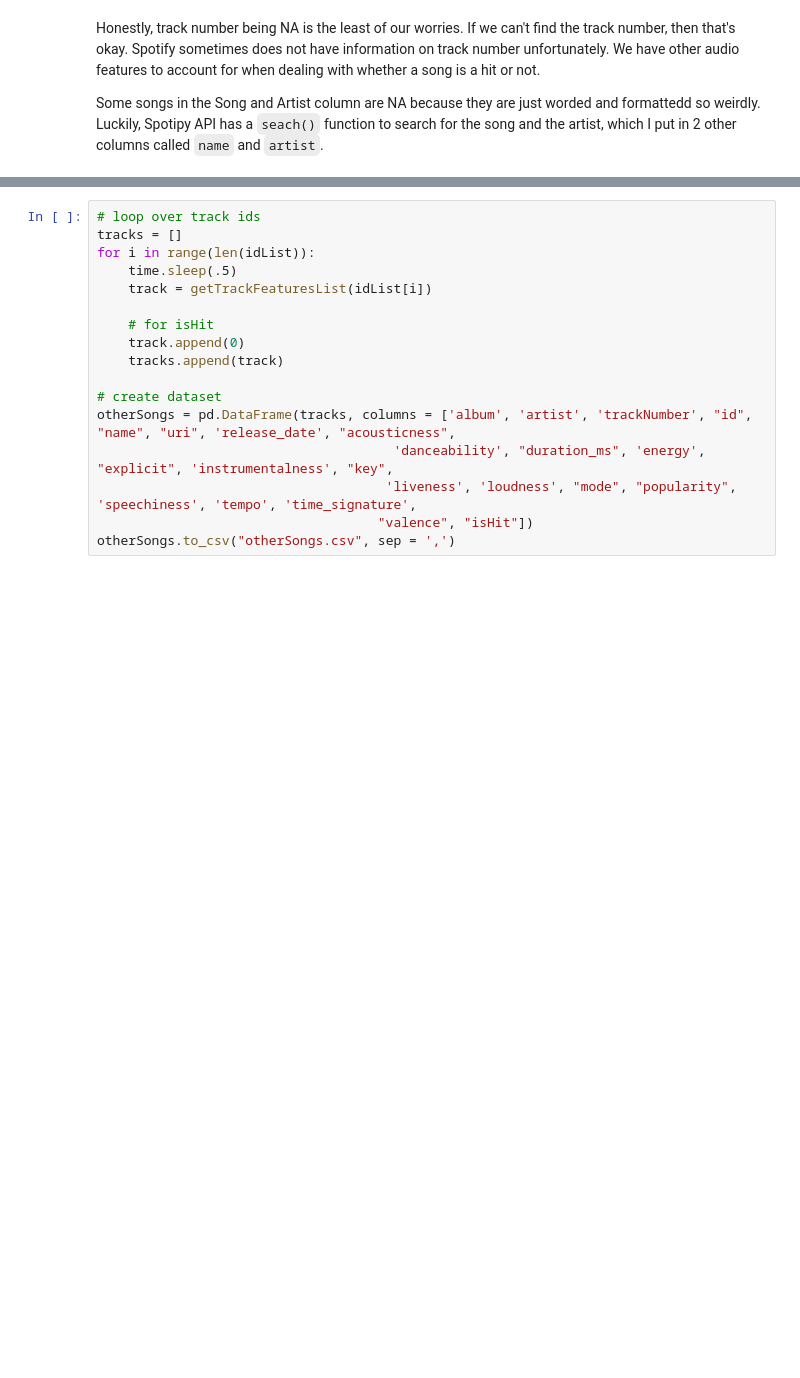
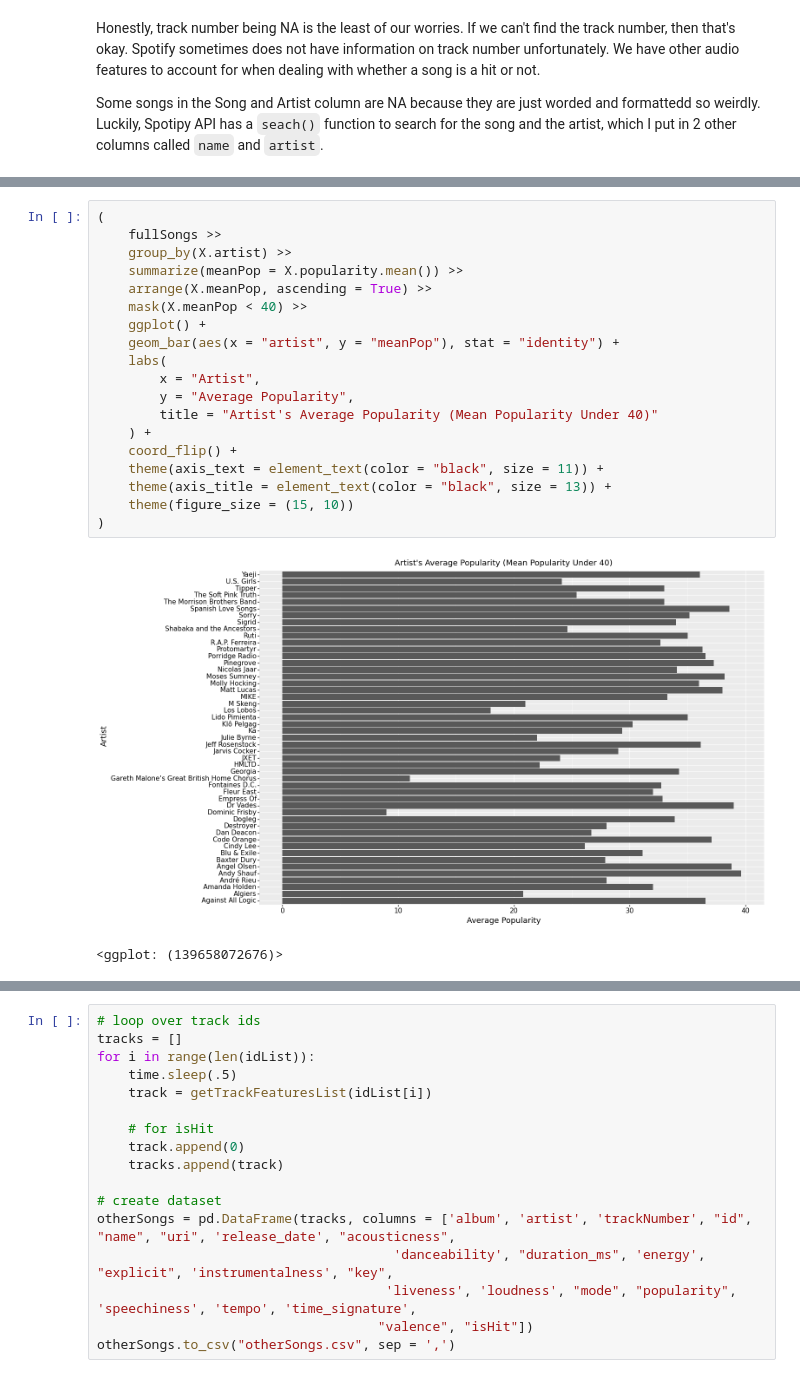
Before and after one commit to jghuynh/Song_Shine, a Jupyter notebook: Song_Rak.ipynb, the cells around one changed output, grey strips where cells are left out. Cells and saved outputs as stored; diff of their text form; blank space fills up the shorter version.

```diff
--- a/Song_Rak.ipynb
+++ b/Song_Rak.ipynb
@@ -1368,0 +1641,22 @@ Some songs in the Song and Artist column are NA because they are just worded and
+# %%
+(
+    fullSongs >>
+    group_by(X.artist) >>
+    summarize(meanPop = X.popularity.mean()) >>
+    arrange(X.meanPop, ascending = True) >>
+    mask(X.meanPop < 40) >>
+    ggplot() +
+    geom_bar(aes(x = "artist", y = "meanPop"), stat = "identity") +
+    labs(
+        x = "Artist",
+        y = "Average Popularity",
+        title = "Artist's Average Popularity (Mean Popularity Under 40)"
+    ) +
+    coord_flip() +
+    theme(axis_text = element_text(color = "black", size = 11)) +
+    theme(axis_title = element_text(color = "black", size = 13)) +
+    theme(figure_size = (15, 10))
+)
+# %% [output]
+[figure, added]
+<ggplot: (139658072676)>
```
Also changed, not shown: parts of 44 cells of this notebook.
